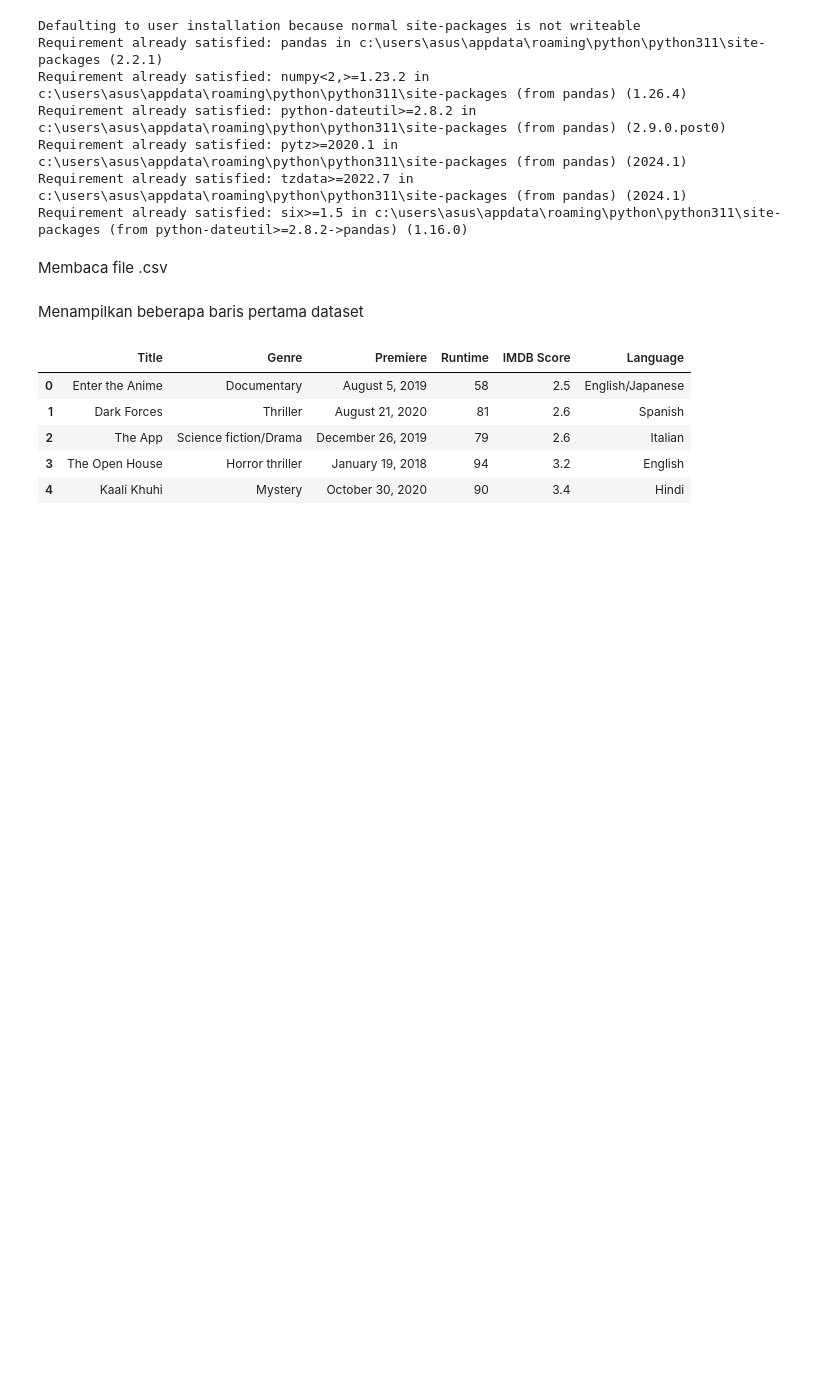
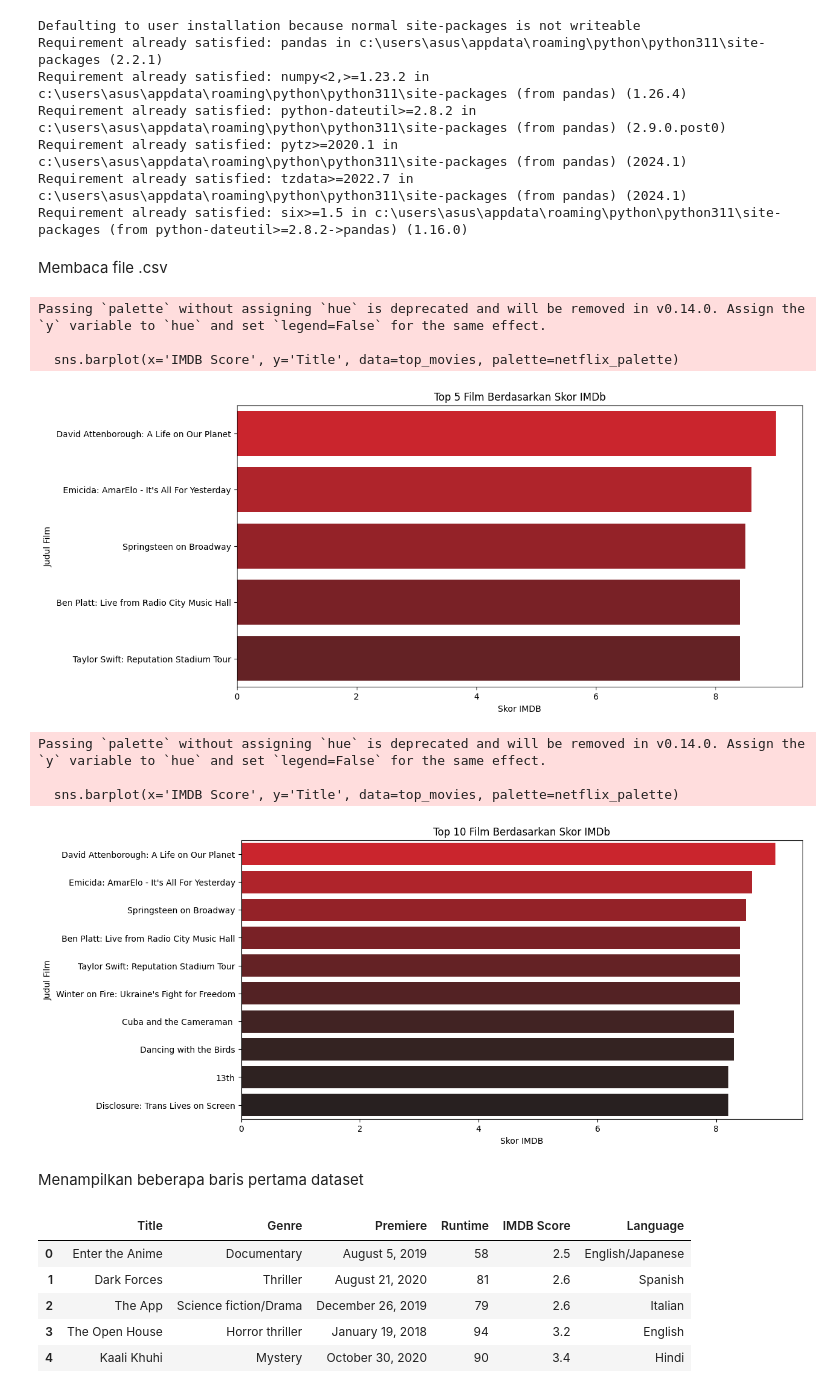
Before and after one commit to Parellism/netflix_recommendation, a Jupyter notebook: movie.ipynb, the cells around one changed output. Drawn from its saved outputs; the diff is of its cells as text; code cells hidden in the pictures; blank space fills up the shorter version.

```diff
--- a/movie.ipynb
+++ b/movie.ipynb
@@ -16,6 +16,61 @@ import pandas as pd
 Membaca file .csv
 # %%
 movies = pd.read_csv("NetflixOriginals.csv", encoding="latin1")
+# %%
+import matplotlib.pyplot as plt
+import seaborn as sns
+from matplotlib.colors import LinearSegmentedColormap
+    # 3. Distribusi Skor IMDb
+#    plt.figure(figsize=(12, 6))
+#    sns.histplot(movies['IMDB Score'], bins=10, kde=True, color='blue')
+#    plt.title('Distribusi Skor IMDb')
+#    plt.xlabel('Skor IMDb')
+#   plt.ylabel('Jumlah Film')
+#    plt.show()
+
+# 7. Bahasa Film
+#plt.figure(figsize=(12, 6))
+#sns.countplot(y=movies['Language'], order=movies['Language'].value_counts().index, palette='viridis')
+#plt.title('Distribusi Bahasa Film')
+#plt.xlabel('Jumlah Film')
+#plt.ylabel('Bahasa')
+#plt.show()
+# Palet kustom yang sesuai dengan tema warna Netflix
+netflix_colors = ["#E50914", "#7D141A", "#39201F", "#221f1f"]  # Gradasi merah ke hitam
+netflix_cmap = LinearSegmentedColormap.from_list("netflix", netflix_colors, N=256)
+
+# Fungsi untuk mengonversi cmap menjadi daftar warna
+def cmap_to_palette(cmap, n_colors):
+    return [cmap(i / n_colors) for i in range(n_colors)]
+
+# Menggunakan 10 warna dari palet kustom
+netflix_palette = cmap_to_palette(netflix_cmap, 10)
+
+# 9. Top Films Berdasarkan Skor IMDb
+top_movies = movies.nlargest(5, 'IMDB Score')
+plt.figure(figsize=(12, 6))
+sns.barplot(x='IMDB Score', y='Title', data=top_movies, palette=netflix_palette)
+plt.title('Top 5 Film Berdasarkan Skor IMDb')
+plt.xlabel('Skor IMDB')
+plt.ylabel('Judul Film')
+plt.show()
+# 9. Top Films Berdasarkan Skor IMDb
+top_movies = movies.nlargest(10, 'IMDB Score')
+plt.figure(figsize=(12, 6))
+sns.barplot(x='IMDB Score', y='Title', data=top_movies, palette=netflix_palette)
+plt.title('Top 10 Film Berdasarkan Skor IMDb')
+plt.xlabel('Skor IMDB')
+plt.ylabel('Judul Film')
+plt.show()
+# %% [output]
+Passing `palette` without assigning `hue` is deprecated and will be removed in v0.14.0. Assign the `y` variable to `hue` and set `legend=False` for the same effect.
+
+  sns.barplot(x='IMDB Score', y='Title', data=top_movies, palette=netflix_palette)
+[figure, added]
+Passing `palette` without assigning `hue` is deprecated and will be removed in v0.14.0. Assign the `y` variable to `hue` and set `legend=False` for the same effect.
+
+  sns.barplot(x='IMDB Score', y='Title', data=top_movies, palette=netflix_palette)
+[figure, added]
 # %% [markdown]
 Menampilkan beberapa baris pertama dataset
 # %%
```
Also changed, not shown: parts of 6 cells of this notebook.
